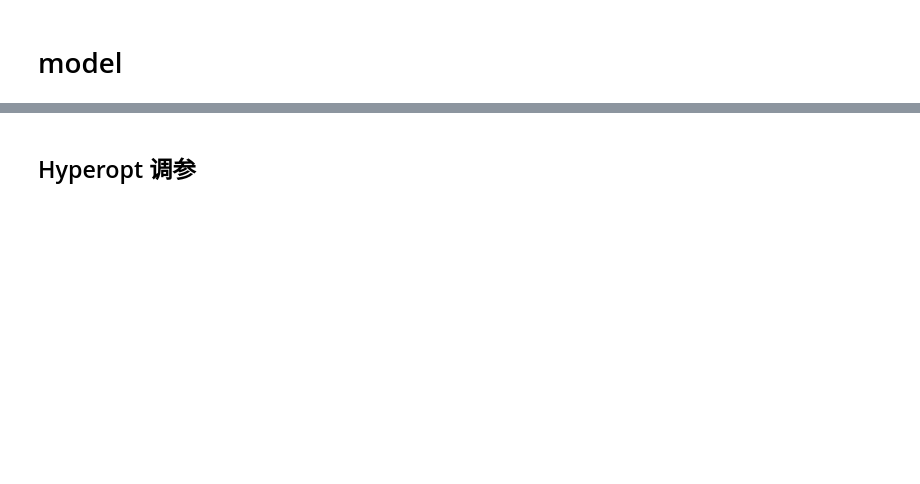
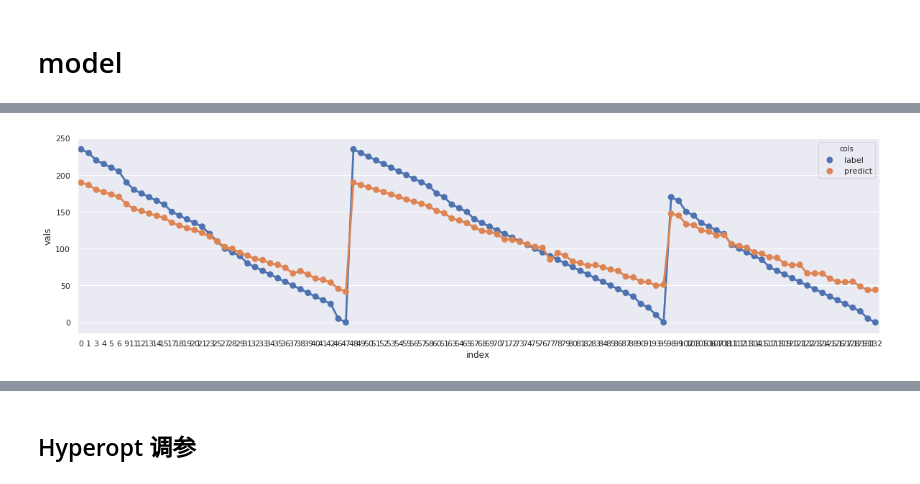
Before and after one commit to ShuyangYu/cutting_tool, a Jupyter notebook: baseline.ipynb, the cells around one changed output, grey strips where cells are left out. Saved outputs shown, nothing was run; the diff lists cells and outputs as text; code cells hidden in the pictures; blank space fills up the shorter version.

```diff
--- a/baseline.ipynb
+++ b/baseline.ipynb
@@ -132,3 +134,5 @@ train_data = train_feature.assign(label=train_label)
+# %%
+train_data.rename(columns={'index': 'file_index', 'level_0': 'index'}, inplace=True)
 # %% [markdown]
 ## 验证集划分
 # %%
@@ -149,17 +157,26 @@ def learning_rate_010_decay_power_099(current_iter):
 # %%
 def base_model():
     params = {
-        'num_leaves': 31,
-        'n_estimators' : 100
+        'num_leaves': 69,
+        'n_estimators' : 20,
+        'boosting_type' : 'gbdt',
+        'max_depth' : 6,
+        'learning_rate' : 0.05,
+        'max_bin' : 255,
+        'colsample_bytree' : 0.8,
+        'min_child_samples' : 1,
+        'reg_alpha' : 0,
+        'reg_lambda' : 0,
+        'metric' : 'rmse',
     }
     clf = lgb.LGBMRegressor(
-        learning_rate=0.05,
         n_jobs=-1,
         silent=False,
         **params
         )
     clf.fit(
-        train.iloc[:, :-1],
+        train.iloc[:, 2:-1],
         train['label'],
-        eval_set=[(train.iloc[:, :-1], train['label']),
-                  (validation.iloc[:, :-1], validation['label'])])
+        eval_set=[(train.iloc[:, 2:-1], train['label']),
+                  (validation.iloc[:, 2:-1], validation['label'])])
+    return clf
@@ -185,0 +183,2 @@ base_model()
+# %%
+model = base_model()
@@ -185,0 +206,11 @@ base_model()
+# %%
+def plot_result(data, model):
+    plot = pd.DataFrame({'index' : data['index'], 'predict' : model.predict(data.iloc[:, 2:-1]), 'label' : data['label']})
+    plot = plot.sort_index(axis=0)
+    plot = plot.melt('index', var_name='cols',  value_name='vals')
+    fig = plt.figure(figsize=(20, 5))
+    ax = sns.pointplot(x="index", y="vals", hue='cols', data=plot)
+# %%
+plot_result(train, model)
+# %% [output]
+[figure, added]
```
Also changed, not shown: parts of 14 cells of this notebook.
